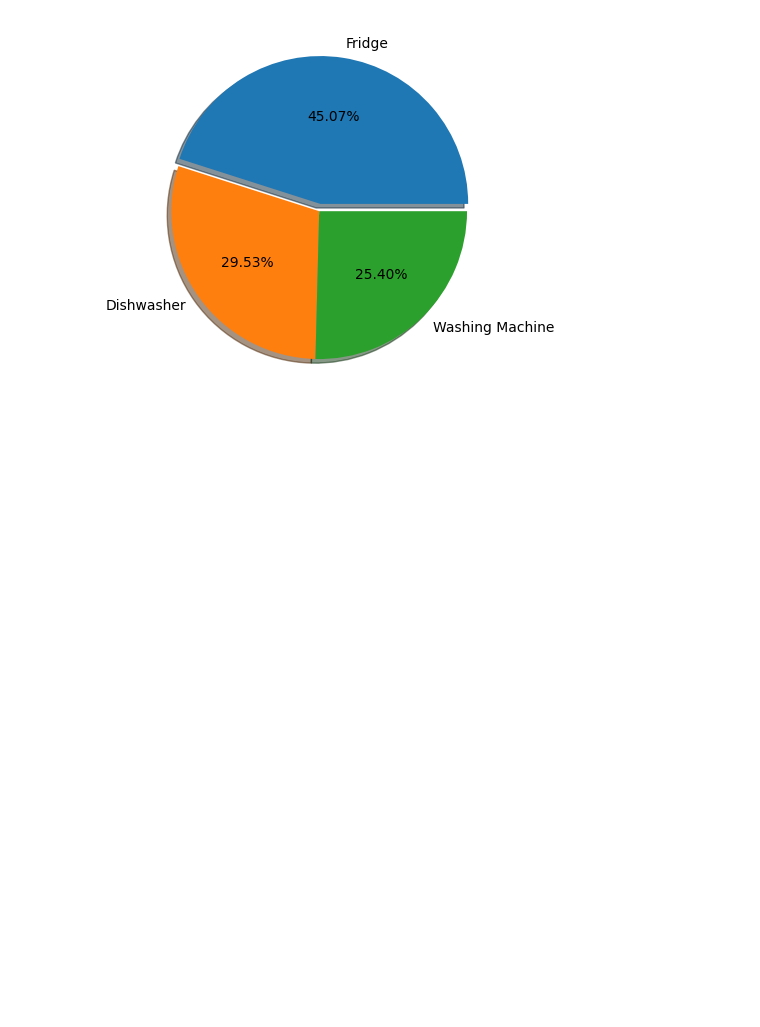
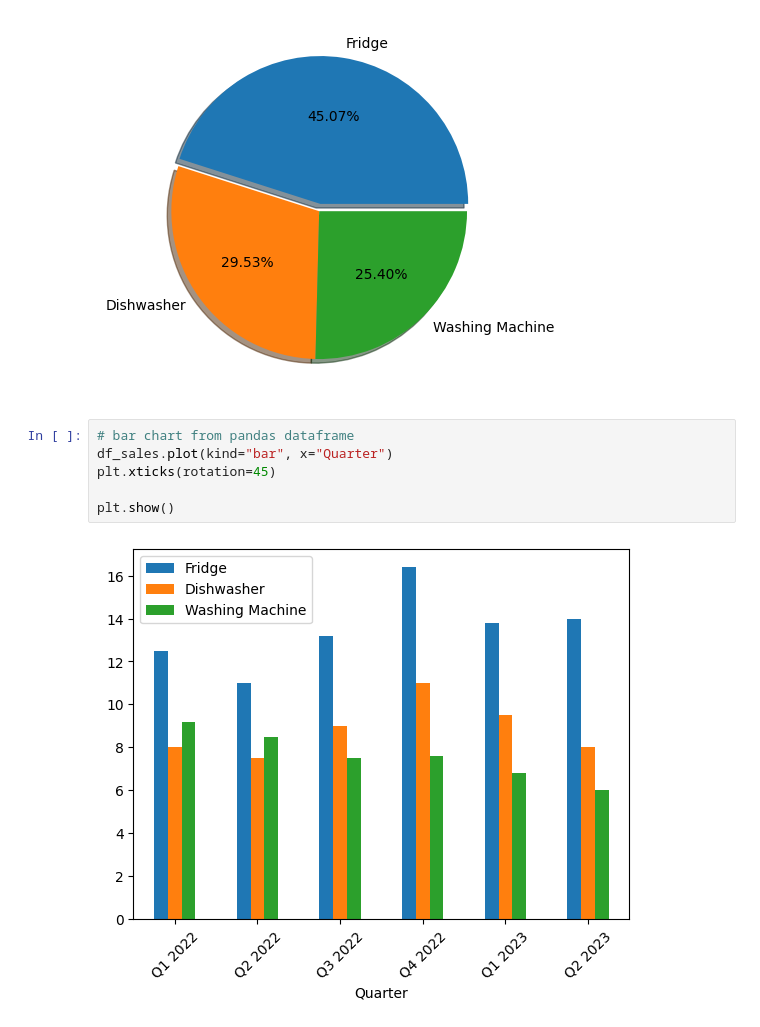
Before and after one commit to mateuslopes92/AI, a Jupyter notebook: matplot_and_seaborn/data_vizualization.ipynb, the cells around one changed output. Cells and saved outputs as stored; diff of their text form; blank space fills up the shorter version.

Commit message:
data visualization and start math

```diff
--- a/matplot_and_seaborn/data_vizualization.ipynb
+++ b/matplot_and_seaborn/data_vizualization.ipynb
@@ -45,3 +44,11 @@ plt.pie(total_sales, labels=total_sales.index, autopct="%1.2f%%", explode=(0.05,
 plt.show()
 # %% [output]
 [figure]
+# %%
+# bar chart from pandas dataframe
+df_sales.plot(kind="bar", x="Quarter")
+plt.xticks(rotation=45)
+
+plt.show()
+# %% [output]
+[figure, added]
```
Also changed, not shown: parts of 6 cells of this notebook, 4 other files.
